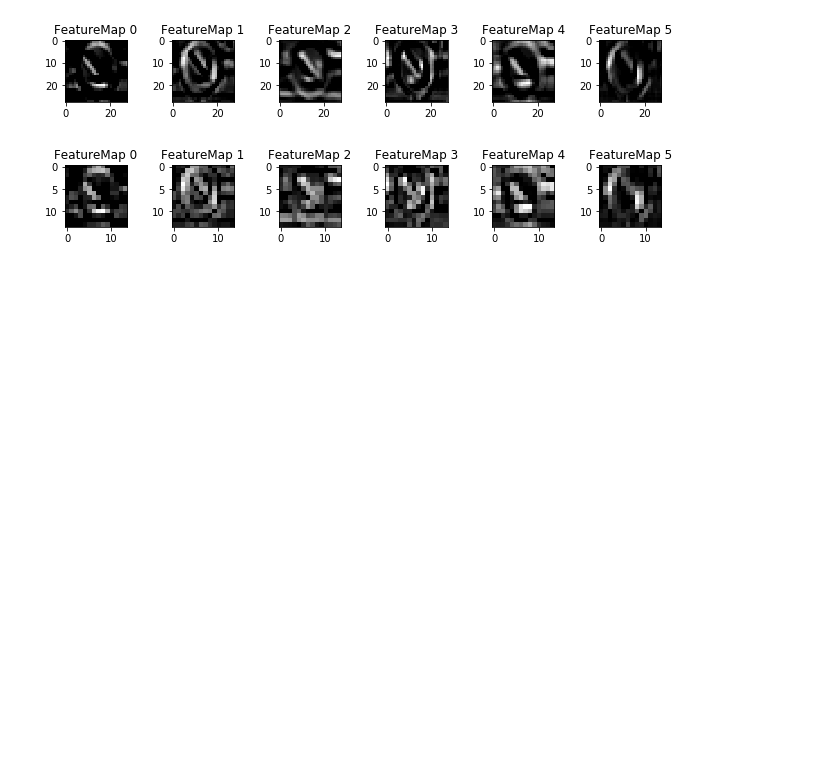
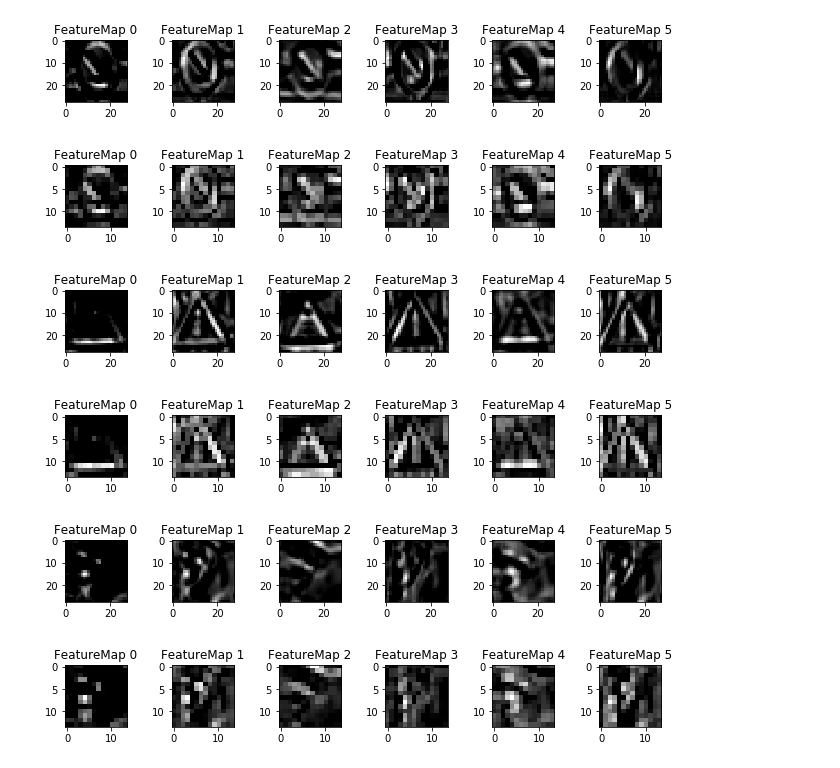
Before and after one commit to kamiarkordari/CarND-Traffic-Sign-Classifier, a Jupyter notebook: Traffic_Sign_Classifier.ipynb, the cells around one changed output. Drawn from its saved outputs; the diff is of its cells as text; code cells hidden in the pictures; blank space fills up the shorter version.

```diff
--- a/Traffic_Sign_Classifier.ipynb
+++ b/Traffic_Sign_Classifier.ipynb
@@ -562,2 +616,26 @@ plt.savefig('./output_images/second_layer_outout.jpg')
 # %% [output]
 [figure]
+# %%
+outputFeatureMap(X_new_test[4], 'layer0')
+
+plt.savefig('./output_images/first_layer_outout_signal.jpg')
+# %% [output]
+[figure, added]
+# %%
+outputFeatureMap(X_new_test[4], 'layer1')
+
+plt.savefig('./output_images/second_layer_outout_signal.jpg')
+# %% [output]
+[figure, added]
+# %%
+outputFeatureMap(X_new_test[5], 'layer0')
+
+plt.savefig('./output_images/first_layer_outout_not_a_sign.jpg')
+# %% [output]
+[figure, added]
+# %%
+outputFeatureMap(X_new_test[5], 'layer1')
+
+plt.savefig('./output_images/second_layer_outout_not_a_sign.jpg')
+# %% [output]
+[figure, added]
```
Also changed, not shown: parts of 13 cells of this notebook, 8 other files.
